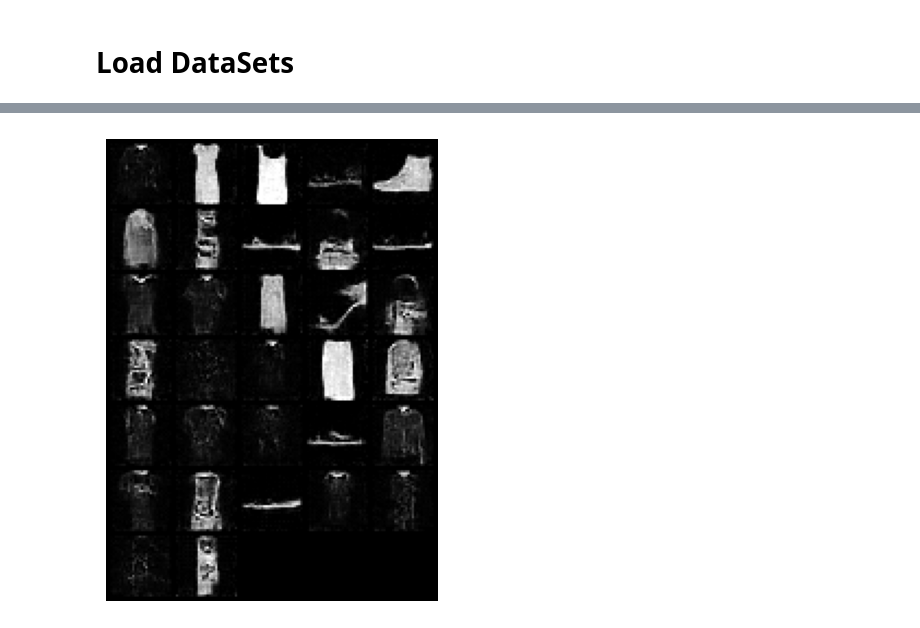
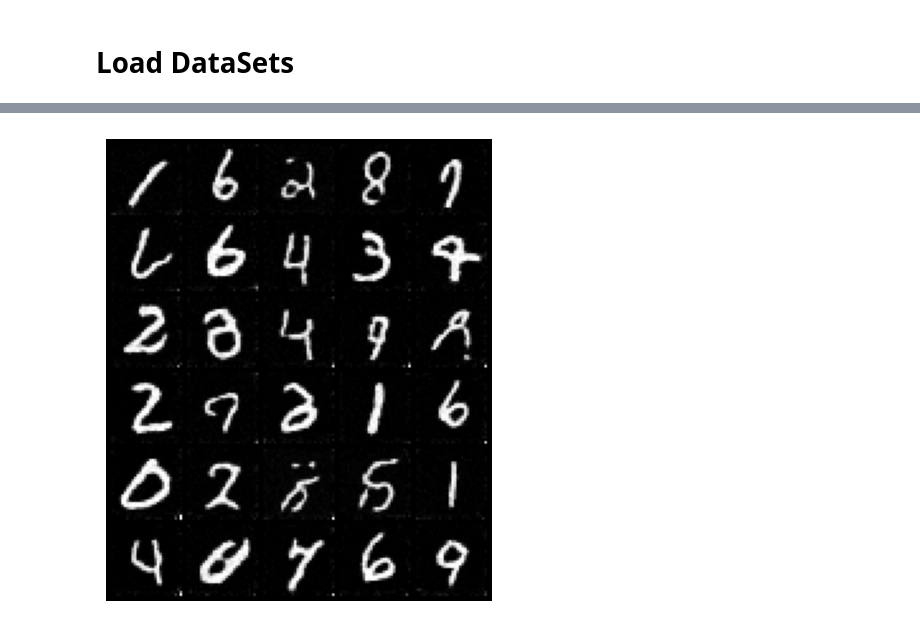
Before and after one commit to Julien2048/GANs, a Jupyter notebook: Demo.ipynb, the cells around one changed output, grey strips where cells are left out. Cells and saved outputs as stored; diff of their text form; code cells hidden in the pictures.

```diff
--- a/Demo.ipynb
+++ b/Demo.ipynb
@@ -17,18 +30,18 @@ warnings.filterwarnings('ignore', category=UserWarning)
 process = GANS(
     model = ScoreNet,
     sde = SimpleSDE(), # SimpleSDE, VPSDE or VESDE
-    data_loader = 'FMNIST', # Choose between MNIST and FMNIST
-    sampler = EulerMaruyamaSamplerCorrector(num_steps_cor=10), # Check sampler.py file
-    device = 'cpu'
+    data_loader = 'MNIST', # Choose between MNIST and FMNIST
+    sampler = EulerMaruyamaSampler(), # Check sampler.py file
+    device = 'cuda',
 )
 # %%
 load = True # load = False to retrain the model
 if load:
-    process.load_model("coefs/FMNIST/SimpleSDE_F_100.pth")
+    process.load_model("SimpleSDE_100.pth")
 else:
     process.train_model(n_epochs=50)
     process._plot_loss()
 # %%
-process.direct_sampling(32)
+process.direct_sampling(30)
 process.plot_samples()
 # %% [output]
@@ -36 +49 @@ Clipping input data to the valid range for imshow with RGB data ([0..1] for floa
-[figure, old version]
+[figure, new version]
```
Also changed, not shown: parts of 8 cells of this notebook.
